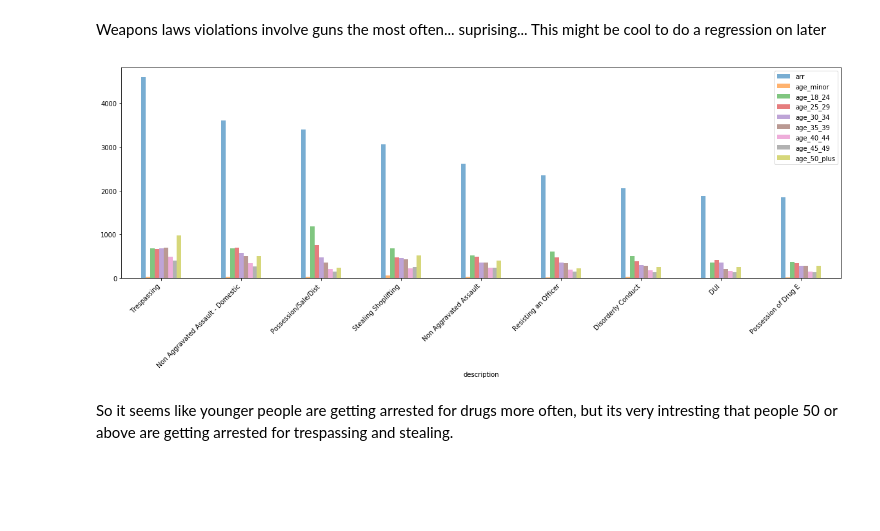
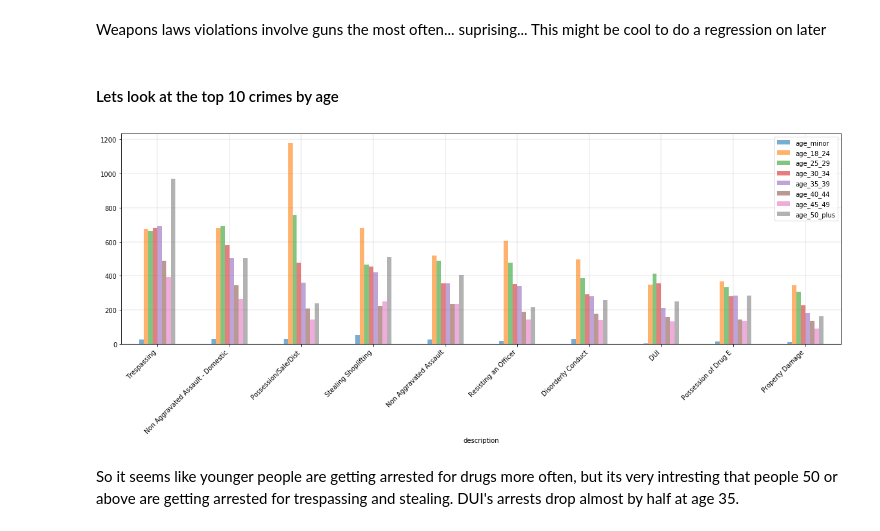
Before and after one commit to callawayh/KC-Crime-Project, a Jupyter notebook: 2.0-exploratory-data-analysis .ipynb, the cells around one changed output. Saved outputs shown, nothing was run; the diff lists cells and outputs as text; code cells hidden in the pictures; blank space fills up the shorter version.

```diff
--- a/2.0-exploratory-data-analysis .ipynb
+++ b/2.0-exploratory-data-analysis .ipynb
@@ -14,9 +15,10 @@ lets check out the top 20 most frequently reported types of crimes
 # %%
-top_crimes = pd.DataFrame(df.description.value_counts()).iloc[0:19]
+top_crimes = pd.DataFrame(df.description.value_counts()).iloc[0:20]
 
 def simpleBarPlot(df):
     df.plot(kind = 'bar', alpha = .6, figsize = [20,6])
     plt.xticks(np.arange(len(df)), rotation=45, ha='right')
+    plt.grid(color='gray', linestyle='-', linewidth=2, alpha = .1)
 
 simpleBarPlot(top_crimes)
 # %% [output]
@@ -49,11 +51,16 @@ simpleBarPlot(df[['description',
 [figure]
 # %% [markdown]
 Weapons laws violations involve guns the most often... suprising... This might be cool to do a regression on later
+# %% [markdown]
+#### Lets look at the top 10 crimes by age
 # %%
-simpleBarPlot(df[['description','arr', 'age_minor','age_18_24', 'age_25_29', 'age_30_34',
+age_arr = df[['description','arr', 'age_minor','age_18_24', 'age_25_29', 'age_30_34',
        'age_35_39', 'age_40_44', 'age_45_49', 'age_50_plus']].groupby('description').sum().sort_values('arr',
-                                                                                 ascending = False).iloc[0:9])
+                                                                                 ascending = False).iloc[0:10]
+age_arr.drop(columns=['arr'],inplace = True)
+
+simpleBarPlot(age_arr)
 # %% [output]
-[figure, old version]
+[figure, new version]
 # %% [markdown]
-So it seems like younger people are getting arrested for drugs more often, but its very intresting that people 50 or above are getting arrested for trespassing and stealing.
+So it seems like younger people are getting arrested for drugs more often, but its very intresting that people 50 or above are getting arrested for trespassing and stealing. DUI's arrests drop almost by half at age 35.
```
Also changed, not shown: parts of 14 cells of this notebook.
